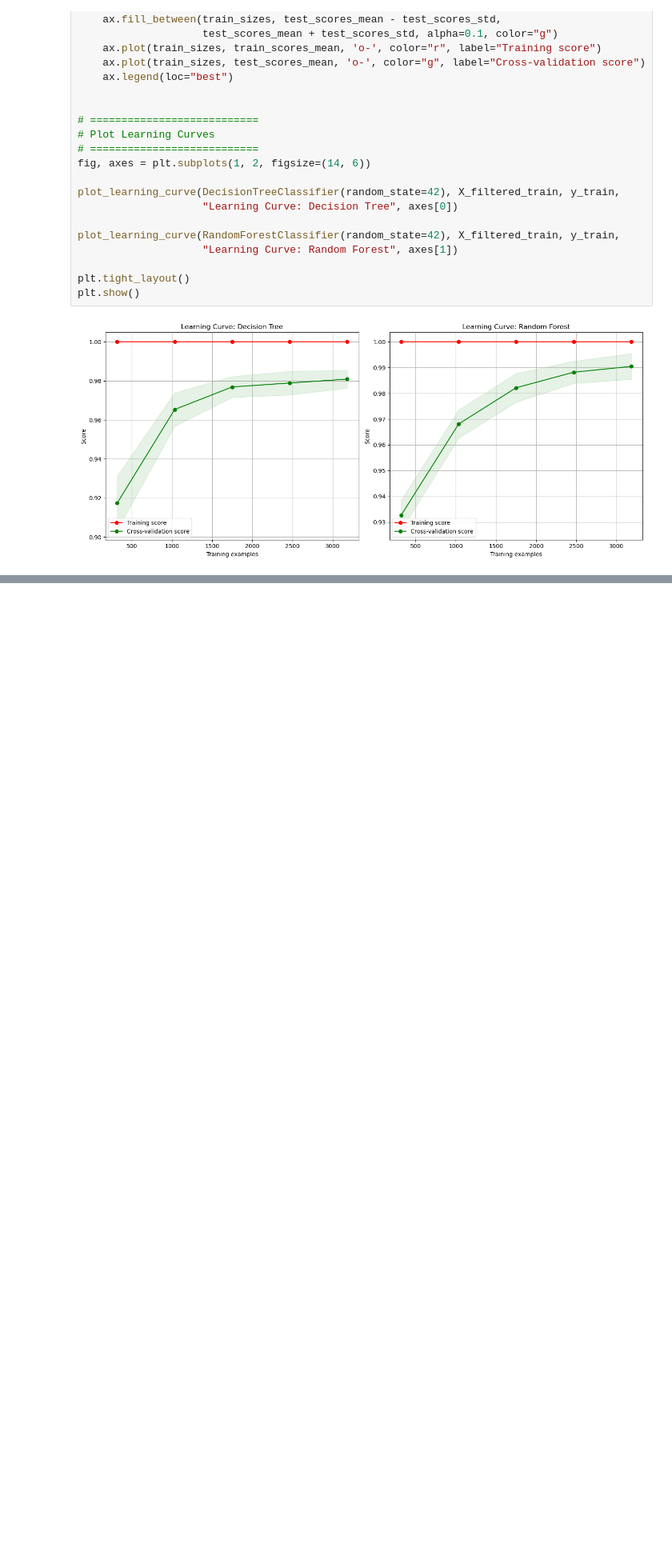
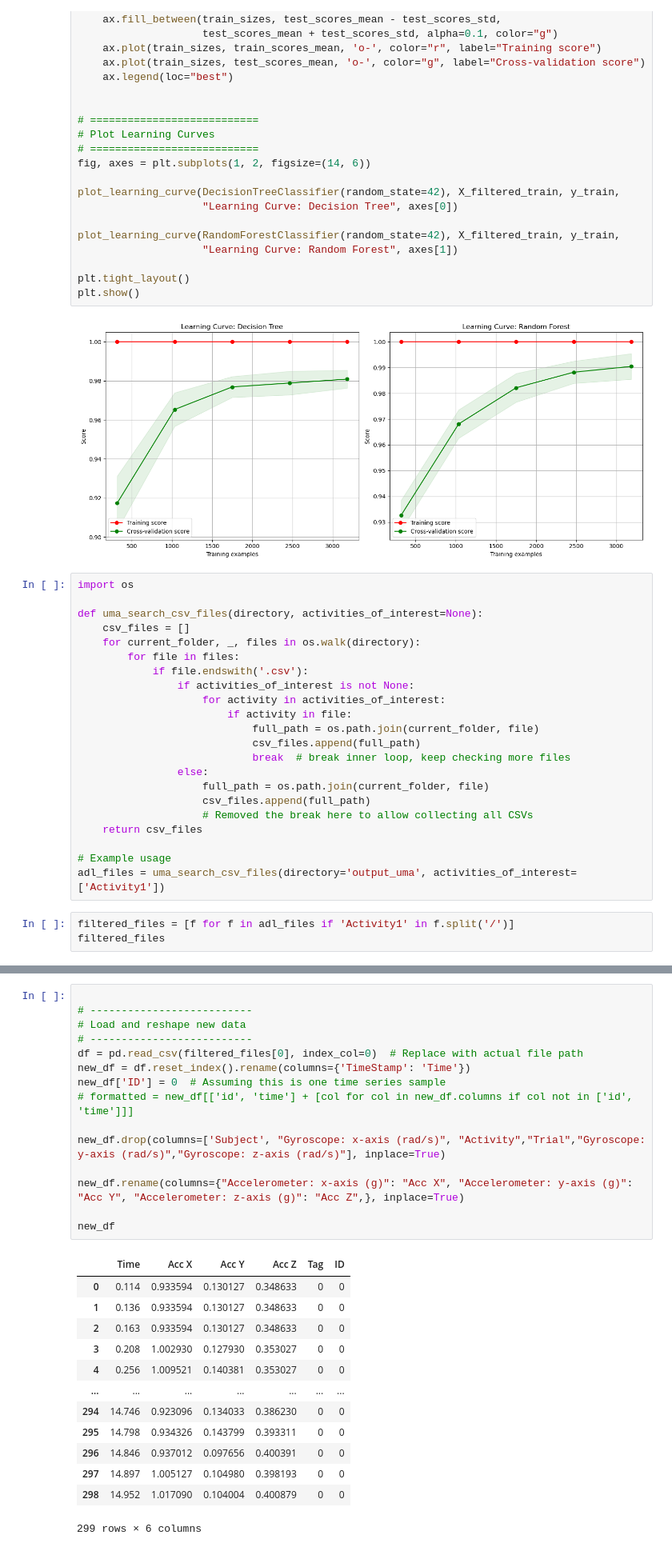
Before and after one commit to AliShrz/earpiece-fall-detection, a Jupyter notebook: SisFall_cleaned.ipynb, the cells around one changed output, grey strips where cells are left out. Shown at 80% size. Cells and saved outputs as stored; diff of their text form; blank space fills up the shorter version.

```diff
--- a/SisFall_cleaned.ipynb
+++ b/SisFall_cleaned.ipynb
@@ -697,3 +694,28 @@ plt.tight_layout()
 plt.show()
 # %% [output]
 [figure]
+# %%
+import os
+
+def uma_search_csv_files(directory, activities_of_interest=None):
+    csv_files = []
+    for current_folder, _, files in os.walk(directory):
+        for file in files:
+            if file.endswith('.csv'):
+                if activities_of_interest is not None:
+                    for activity in activities_of_interest:
+                        if activity in file:
+                            full_path = os.path.join(current_folder, file)
+                            csv_files.append(full_path)
+                            break  # break inner loop, keep checking more files
+                else:
+                    full_path = os.path.join(current_folder, file)
+                    csv_files.append(full_path)
+                    # Removed the break here to allow collecting all CSVs
+    return csv_files
+
+# Example usage
+adl_files = uma_search_csv_files(directory='output_uma', activities_of_interest=['Activity1'])
+# %%
+filtered_files = [f for f in adl_files if 'Activity1' in f.split('/')]
+filtered_files
@@ -699,0 +760,29 @@ plt.show()
+# %%
+
+# --------------------------
+# Load and reshape new data
+# --------------------------
+df = pd.read_csv(filtered_files[0], index_col=0)  # Replace with actual file path
+new_df = df.reset_index().rename(columns={'TimeStamp': 'Time'})
+new_df['ID'] = 0  # Assuming this is one time series sample
+# formatted = new_df[['id', 'time'] + [col for col in new_df.columns if col not in ['id', 'time']]]
+
+new_df.drop(columns=['Subject', "Gyroscope: x-axis (rad/s)", "Activity","Trial","Gyroscope: y-axis (rad/s)","Gyroscope: z-axis (rad/s)"], inplace=True)
+
+new_df.rename(columns={"Accelerometer: x-axis (g)": "Acc X", "Accelerometer: y-axis (g)": "Acc Y", "Accelerometer: z-axis (g)": "Acc Z",}, inplace=True)
+
+new_df
+# %% [output]
+|  | Time | Acc X | Acc Y | Acc Z | Tag | ID |
+| 0 | 0.114 | 0.933594 | 0.130127 | 0.348633 | 0 | 0 |
+| 1 | 0.136 | 0.933594 | 0.130127 | 0.348633 | 0 | 0 |
+| 2 | 0.163 | 0.933594 | 0.130127 | 0.348633 | 0 | 0 |
+| 3 | 0.208 | 1.002930 | 0.127930 | 0.353027 | 0 | 0 |
+| 4 | 0.256 | 1.009521 | 0.140381 | 0.353027 | 0 | 0 |
+| ... | ... | ... | ... | ... | ... | ... |
+| 294 | 14.746 | 0.923096 | 0.134033 | 0.386230 | 0 | 0 |
+| 295 | 14.798 | 0.934326 | 0.143799 | 0.393311 | 0 | 0 |
+| 296 | 14.846 | 0.937012 | 0.097656 | 0.400391 | 0 | 0 |
+| 297 | 14.897 | 1.005127 | 0.104980 | 0.398193 | 0 | 0 |
+| 298 | 14.952 | 1.017090 | 0.104004 | 0.400879 | 0 | 0 |
+299 rows × 6 columns
```
Also changed, not shown: parts of 6 cells of this notebook, 3 other files.
